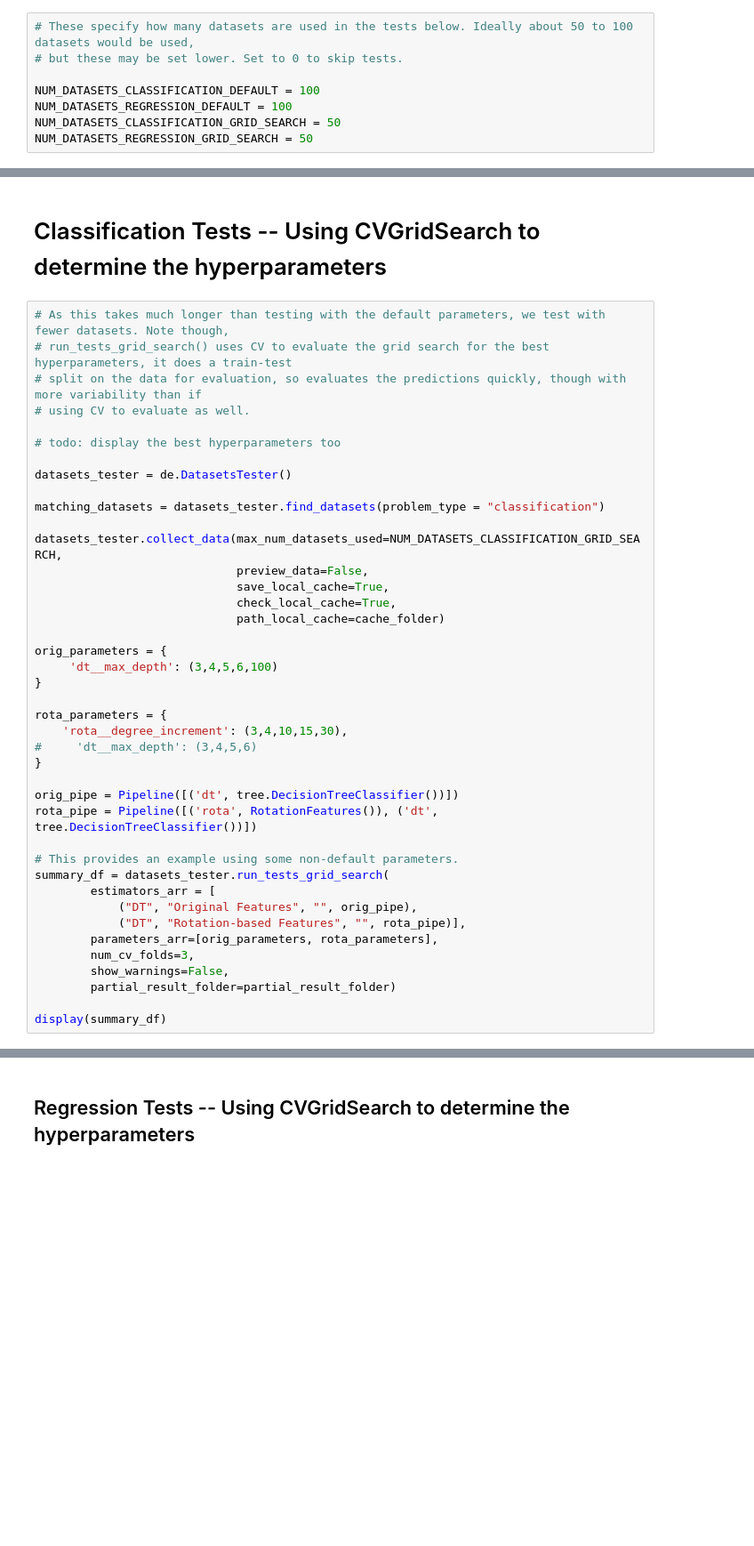
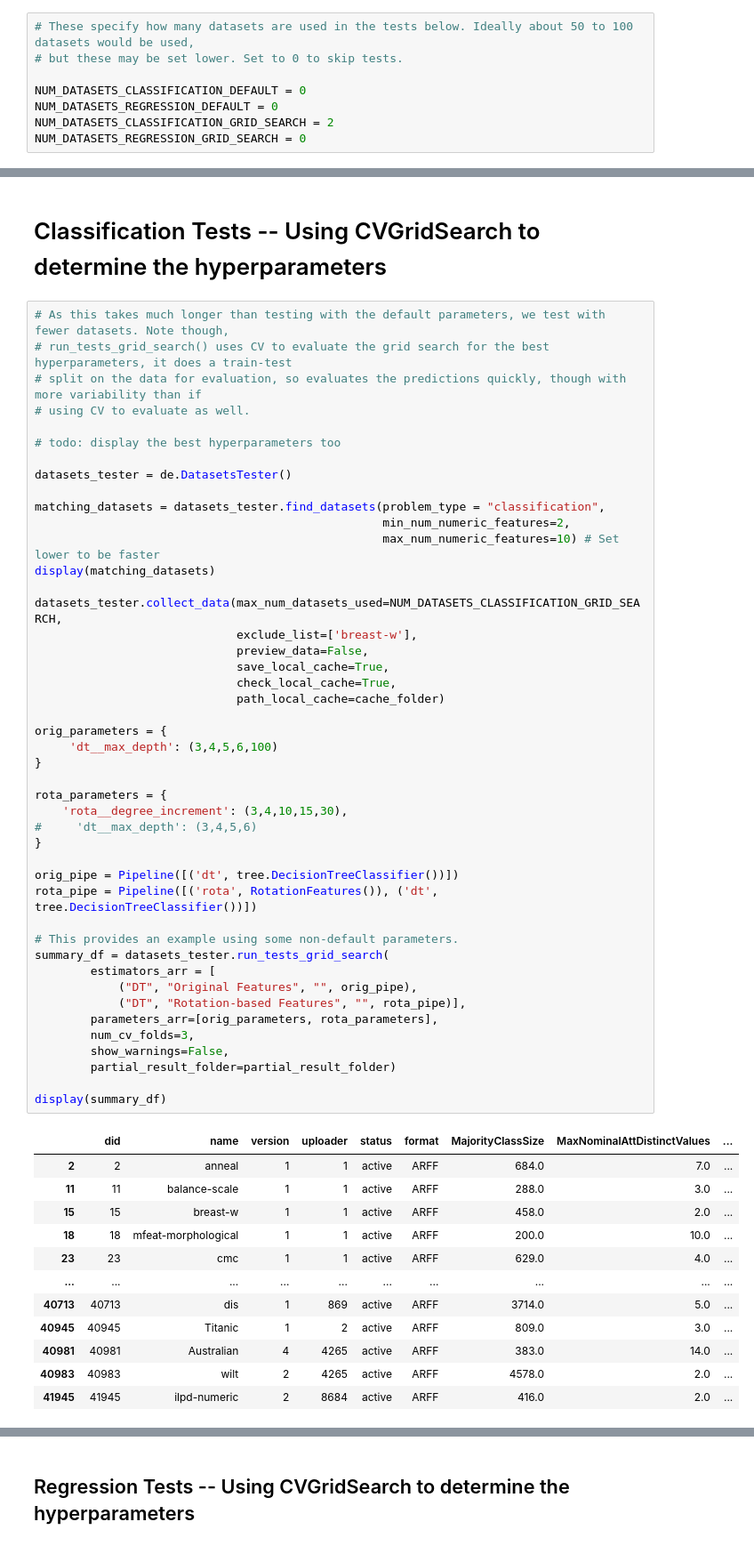
Before and after one commit to Brett-Kennedy/RotationFeatures, a Jupyter notebook: examples/Accuracy_Test_RotationFeatures.ipynb, the cells around one changed output, grey strips where cells are left out. Shown at 89% size. Saved outputs shown, nothing was run; the diff lists cells and outputs as text; blank space fills up the shorter version.

```diff
--- a/examples/Accuracy_Test_RotationFeatures.ipynb
+++ b/examples/Accuracy_Test_RotationFeatures.ipynb
@@ -30,10 +30,10 @@ partial_result_folder = "c:\\intermediate_results"
 # These specify how many datasets are used in the tests below. Ideally about 50 to 100 datasets would be used,
 # but these may be set lower. Set to 0 to skip tests.
 
-NUM_DATASETS_CLASSIFICATION_DEFAULT = 100
-NUM_DATASETS_REGRESSION_DEFAULT = 100
-NUM_DATASETS_CLASSIFICATION_GRID_SEARCH = 50
-NUM_DATASETS_REGRESSION_GRID_SEARCH = 50
+NUM_DATASETS_CLASSIFICATION_DEFAULT = 0
+NUM_DATASETS_REGRESSION_DEFAULT = 0
+NUM_DATASETS_CLASSIFICATION_GRID_SEARCH = 2
+NUM_DATASETS_REGRESSION_GRID_SEARCH = 0
 # %% [markdown]
 # Classification Tests -- With Default Parameters
 # %% [markdown]
@@ -260,34 +232,51 @@ plot_results(summary_df, 'Avg NRMSE')
 
 datasets_tester = de.DatasetsTester()
 
-matching_datasets = datasets_tester.find_datasets(problem_type = "classification")
+matching_datasets = datasets_tester.find_datasets(problem_type = "classification",
+                                                  min_num_numeric_features=2,
+                                                  max_num_numeric_features=10) # Set lower to be faster
+display(matching_datasets)
 
 datasets_tester.collect_data(max_num_datasets_used=NUM_DATASETS_CLASSIFICATION_GRID_SEARCH,
+                             exclude_list=['breast-w'],
                              preview_data=False,
                              save_local_cache=True,
                              check_local_cache=True,
                              path_local_cache=cache_folder)
 
 orig_parameters = {
      'dt__max_depth': (3,4,5,6,100)
 }
 
 rota_parameters = {
     'rota__degree_increment': (3,4,10,15,30),
 #     'dt__max_depth': (3,4,5,6)
 }
 
 orig_pipe = Pipeline([('dt', tree.DecisionTreeClassifier())])
 rota_pipe = Pipeline([('rota', RotationFeatures()), ('dt', tree.DecisionTreeClassifier())])
 
 # This provides an example using some non-default parameters.
 summary_df = datasets_tester.run_tests_grid_search(
         estimators_arr = [
             ("DT", "Original Features", "", orig_pipe),
             ("DT", "Rotation-based Features", "", rota_pipe)],
         parameters_arr=[orig_parameters, rota_parameters],
         num_cv_folds=3,
         show_warnings=False,
         partial_result_folder=partial_result_folder)
 
 display(summary_df)
+# %% [output]
+|  | did | name | version | uploader | status | format | MajorityClassSize | MaxNominalAttDistinctValues | ... |
+| 2 | 2 | anneal | 1 | 1 | active | ARFF | 684.0 | 7.0 | ... |
+| 11 | 11 | balance-scale | 1 | 1 | active | ARFF | 288.0 | 3.0 | ... |
+| 15 | 15 | breast-w | 1 | 1 | active | ARFF | 458.0 | 2.0 | ... |
+| 18 | 18 | mfeat-morphological | 1 | 1 | active | ARFF | 200.0 | 10.0 | ... |
+| 23 | 23 | cmc | 1 | 1 | active | ARFF | 629.0 | 4.0 | ... |
+| ... | ... | ... | ... | ... | ... | ... | ... | ... | ... |
+| 40713 | 40713 | dis | 1 | 869 | active | ARFF | 3714.0 | 5.0 | ... |
+| 40945 | 40945 | Titanic | 1 | 2 | active | ARFF | 809.0 | 3.0 | ... |
+| 40981 | 40981 | Australian | 4 | 4265 | active | ARFF | 383.0 | 14.0 | ... |
+| 40983 | 40983 | wilt | 2 | 4265 | active | ARFF | 4578.0 | 2.0 | ... |
+| 41945 | 41945 | ilpd-numeric | 2 | 8684 | active | ARFF | 416.0 | 2.0 | ... |
```
Also changed, not shown: parts of 9 cells of this notebook, 3 other files.
